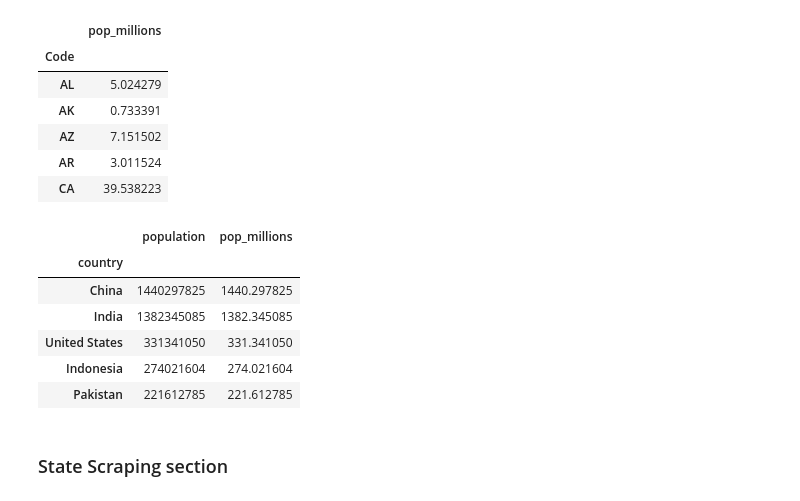
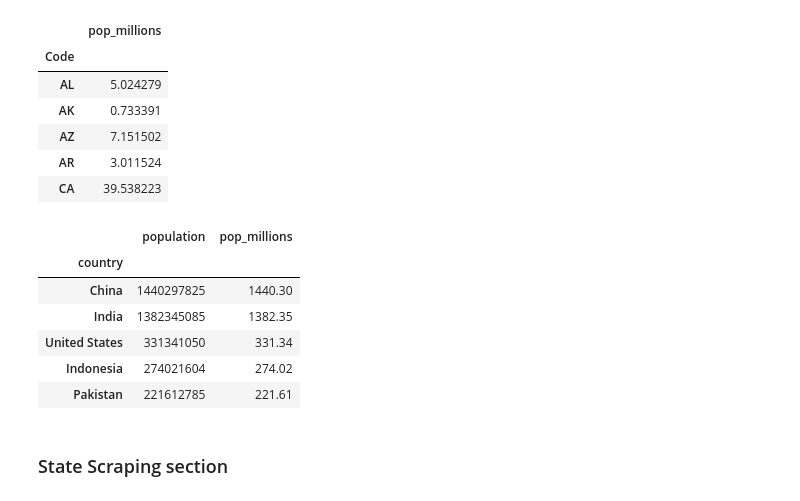
Before and after one commit to edterrell/covid_machinations, a Jupyter notebook: covid19.ipynb, the cells around one changed output. Drawn from its saved outputs; the diff is of its cells as text; code cells hidden in the pictures.

```diff
--- a/covid19.ipynb
+++ b/covid19.ipynb
@@ -145,17 +134,19 @@ all_state_pop.head()
 | AR | 3.011524 |
 | CA | 39.538223 |
 # %%
+# create dataframes
 world_pop = pd.read_csv('world_pop.csv').iloc[:,0:2].set_index('country')
-world_pop['pop_millions'] = world_pop.population/1000000
+temp = (world_pop.population/1000000).round(2)
+world_pop['pop_millions'] = temp
 world_pop.head()
 # %% [output]
 |  | population | pop_millions |
 | country |  |  |
-| China | 1440297825 | 1440.297825 |
-| India | 1382345085 | 1382.345085 |
-| United States | 331341050 | 331.341050 |
-| Indonesia | 274021604 | 274.021604 |
-| Pakistan | 221612785 | 221.612785 |
+| China | 1440297825 | 1440.30 |
+| India | 1382345085 | 1382.35 |
+| United States | 331341050 | 331.34 |
+| Indonesia | 274021604 | 274.02 |
+| Pakistan | 221612785 | 221.61 |
 # %% [markdown]
 ### State Scraping section
 # %%
```
Also changed, not shown: parts of 16 cells of this notebook.
